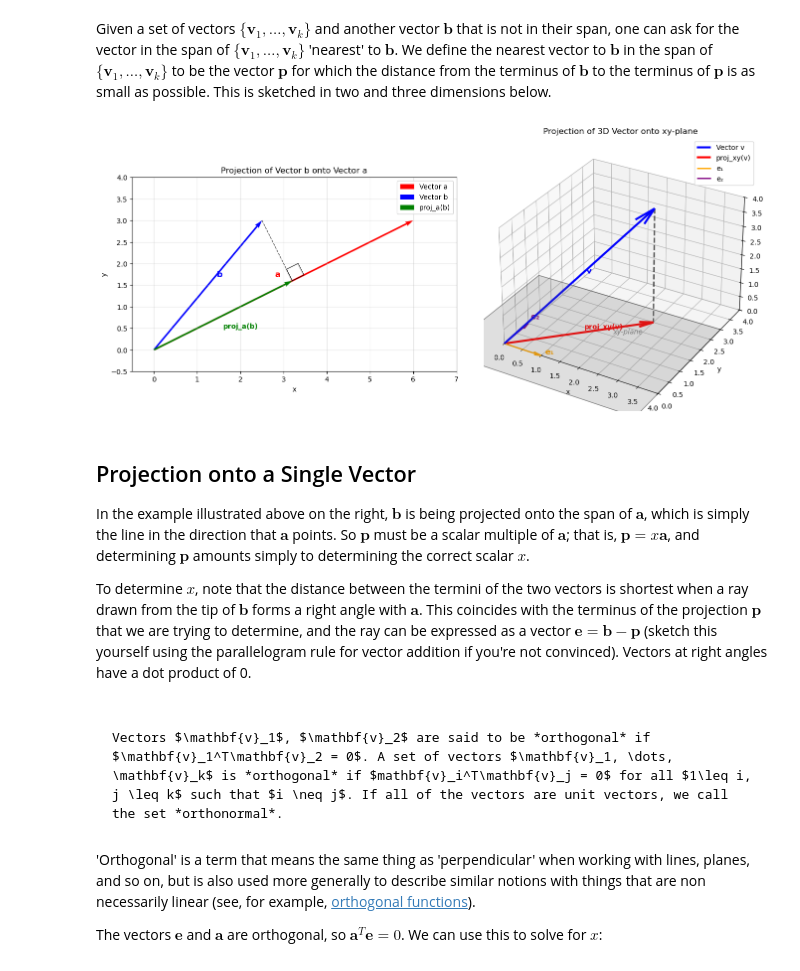
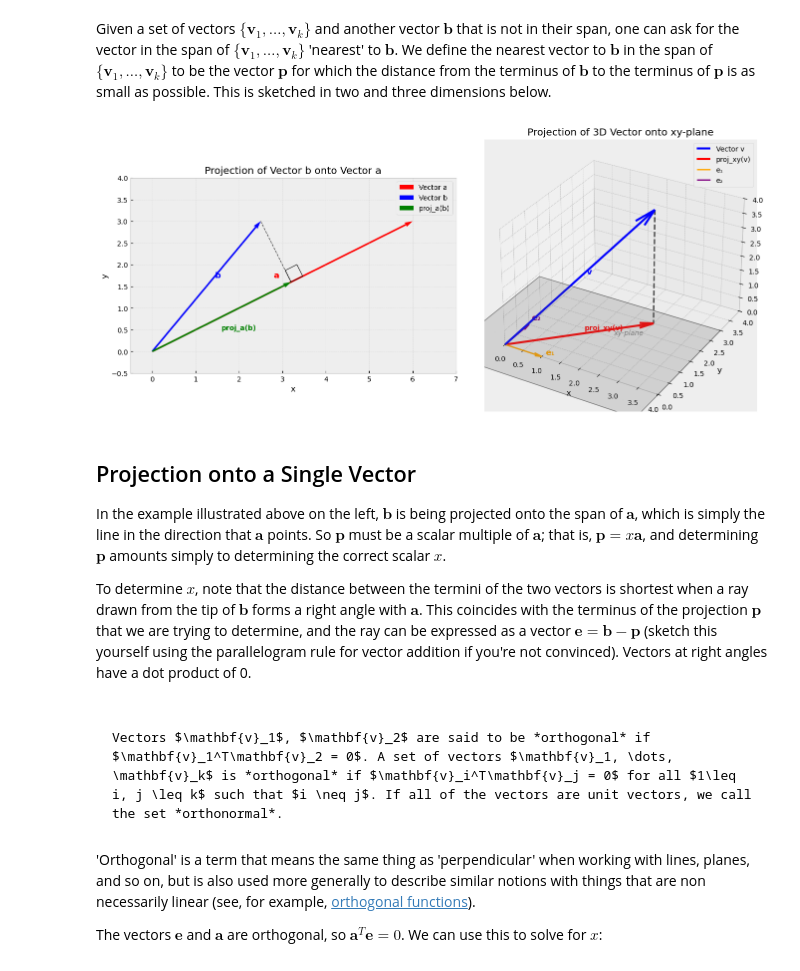
Before and after one commit to jwjohnson314/linear-algebra-book, a Jupyter notebook: _build/jupyter_execute/aqr.ipynb, the cells around one changed output. Saved outputs shown, nothing was run; the diff lists cells and outputs as text; code cells hidden in the pictures.

````diff
--- a/_build/jupyter_execute/aqr.ipynb
+++ b/_build/jupyter_execute/aqr.ipynb
@@ -31,6 +31,7 @@ Given a set of vectors $\{\mathbf{v}_1,\dots, \mathbf{v}_k\}$ and another vector
 import matplotlib.pyplot as plt
 import numpy as np
 from mpl_toolkits.mplot3d import Axes3D
+plt.style.use('bmh')
 
 # Create figure with two subplots
 fig = plt.figure(figsize=(14, 6))
@@ -118,44 +119,44 @@ ax2.plot_surface(xx, yy, zz, alpha=0.2, color='gray')
 
 # Add plane outline
 plane_x = [-1, 4, 4, -1, -1]
 plane_y = [-1, -1, 3, 3, -1]
 plane_z = [0, 0, 0, 0, 0]
 ax2.plot(plane_x, plane_y, plane_z, 'k-', alpha=0.5, linewidth=1)
 
 # Set labels and title
 ax2.set_xlabel('x')
 ax2.set_ylabel('y')
 ax2.set_zlabel('z')
 ax2.set_title('Projection of 3D Vector onto xy-plane')
 ax2.legend()
 
 # Set equal aspect ratio for 3D plot
 max_range = 4
 ax2.set_xlim([0, max_range])
 ax2.set_ylim([0, max_range])
 ax2.set_zlim([0, max_range])
 
 # Add vector labels
 ax2.text(v_3d[0]/2 + 0.2, v_3d[1]/2, v_3d[2]/2 + 0.2, 'v', fontsize=12, color='blue', weight='bold')
 ax2.text(v_proj_xy[0]/2, v_proj_xy[1]/2 + 0.2, v_proj_xy[2], 'proj_xy(v)', fontsize=10, color='red', weight='bold')
 ax2.text(e1[0] + 0.1, e1[1], e1[2] + 0.1, 'e₁', fontsize=12, color='orange', weight='bold')
 ax2.text(e2[0], e2[1] + 0.1, e2[2] + 0.1, 'e₂', fontsize=12, color='purple', weight='bold')
 ax2.text(2, 1.5, 0.1, 'xy-plane', fontsize=10, color='gray', style='italic')
 
 plt.tight_layout()
 plt.show()
 # %% [output]
-[figure, old version]
+[figure, new version]
 # %% [markdown]
 ## Projection onto a Single Vector
 
-In the example illustrated above on the right, $\mathbf{b}$ is being projected onto the span of $\mathbf{a}$, which is simply the line in the direction that $\mathbf{a}$ points. So $\mathbf{p}$ must be a scalar multiple of $\mathbf{a}$; that is, $\mathbf{p} = x\mathbf{a}$, and determining $\mathbf{p}$ amounts simply to determining the correct scalar $x$.
+In the example illustrated above on the left, $\mathbf{b}$ is being projected onto the span of $\mathbf{a}$, which is simply the line in the direction that $\mathbf{a}$ points. So $\mathbf{p}$ must be a scalar multiple of $\mathbf{a}$; that is, $\mathbf{p} = x\mathbf{a}$, and determining $\mathbf{p}$ amounts simply to determining the correct scalar $x$.
 
 To determine $x$, note that the distance between the termini of the two vectors is shortest when a ray drawn from the tip of $\mathbf{b}$ forms a right angle with $\mathbf{a}$. This coincides with the terminus of the projection $\mathbf{p}$ that we are trying to determine, and the ray can be expressed as a vector $\mathbf{e} = \mathbf{b} - \mathbf{p}$ (sketch this yourself using the parallelogram rule for vector addition if you're not convinced). Vectors at right angles have a dot product of 0.
 # %% [markdown]
 ```{admonition} Definition: Orthogonality
 
-Vectors $\mathbf{v}_1$, $\mathbf{v}_2$ are said to be *orthogonal* if $\mathbf{v}_1^T\mathbf{v}_2 = 0$. A set of vectors $\mathbf{v}_1, \dots, \mathbf{v}_k$ is *orthogonal* if $mathbf{v}_i^T\mathbf{v}_j = 0$ for all $1\leq i, j \leq k$ such that $i \neq j$. If all of the vectors are unit vectors, we call the set *orthonormal*.
+Vectors $\mathbf{v}_1$, $\mathbf{v}_2$ are said to be *orthogonal* if $\mathbf{v}_1^T\mathbf{v}_2 = 0$. A set of vectors $\mathbf{v}_1, \dots, \mathbf{v}_k$ is *orthogonal* if $\mathbf{v}_i^T\mathbf{v}_j = 0$ for all $1\leq i, j \leq k$ such that $i \neq j$. If all of the vectors are unit vectors, we call the set *orthonormal*.
 ```
 # %% [markdown]
 'Orthogonal' is a term that means the same thing as 'perpendicular' when working with lines, planes, and so on, but is also used more generally to describe similar notions with things that are non necessarily linear (see, for example, [orthogonal functions](https://en.wikipedia.org/wiki/Orthogonal_functions)).
````
Also changed, not shown: parts of 42 cells of this notebook, 21 other files.
